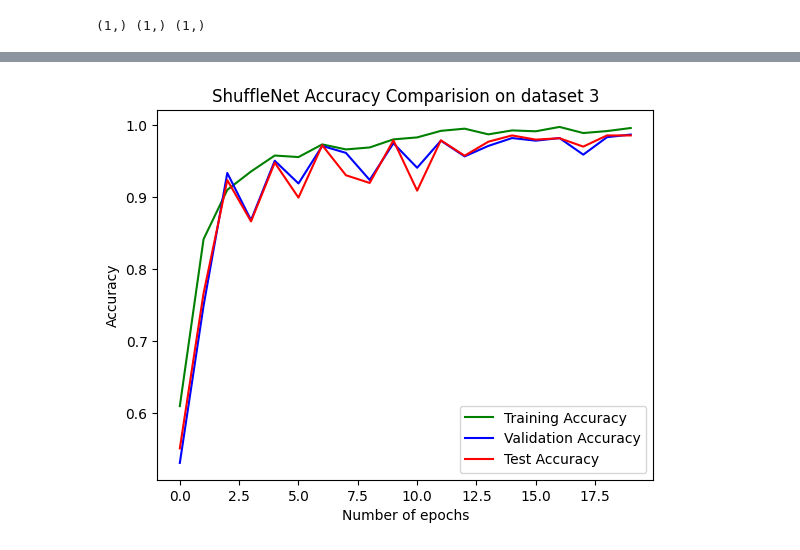
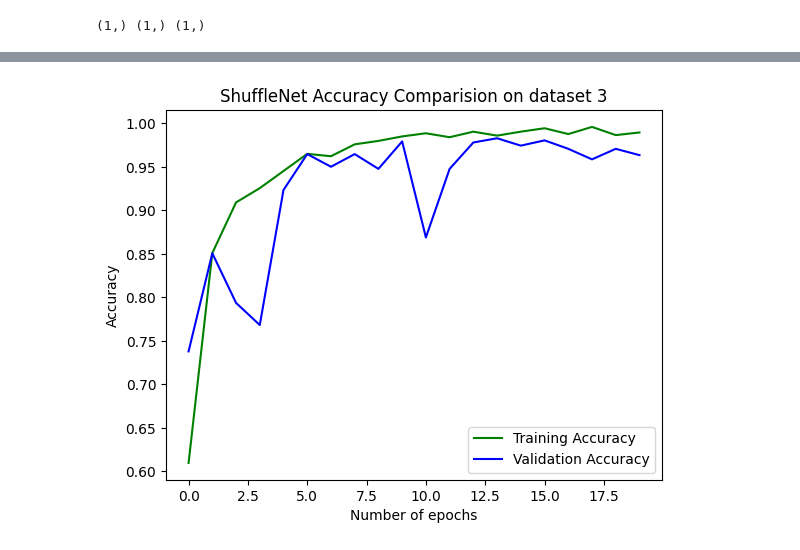
Before and after one commit to lakshyakalia/COMP6721-GroupE, a Jupyter notebook: Shufflenet_dataset_three.ipynb, the cells around one changed output, grey strips where cells are left out. Saved outputs shown, nothing was run; the diff lists cells and outputs as text; code cells hidden in the pictures.

```diff
--- a/Shufflenet_dataset_three.ipynb
+++ b/Shufflenet_dataset_three.ipynb
@@ -167,3 +167,5 @@ epochs_list
 [0, 1, 2, 3, 4, 5, 6, 7, 8, 9, 10, 11, 12, 13, 14, 15, 16, 17, 18, 19]
 # %%
 import numpy as np
+# %%
+device=torch.device('cuda' if torch.cuda.is_available() else 'cpu')
@@ -177,6 +185,8 @@ for epoch in range(NUM_EPOCHS):
     accumulated_loss=0
     model.train()
     for images, labels in train_loader:
+        images=images.to(device)
+        labels=labels.to(device)
         # batch+=1
         # Forward pass
         outputs = model(images)
@@ -192,7 +202,7 @@ for epoch in range(NUM_EPOCHS):
         _, predicted = torch.max(outputs, 1)
         total += labels.size(0)
         correct += (predicted == labels).sum().item()
-        accumulated_loss+=loss.detach().numpy().astype(np.float64)
+        accumulated_loss+=loss.cpu().detach().numpy().astype(np.float64)
         # print(accumulated_loss)
         # print(type(accumulated_loss))
         # if (batch%200==0):
@@ -215,38 +225,20 @@ for epoch in range(NUM_EPOCHS):
     model.eval()
     with torch.inference_mode():
       for images, labels in validation_loader:
+        images=images.to(device)
+        labels=labels.to(device)
         outputs = model(images)
         loss=criterion(outputs,labels)
         _, predicted = torch.max(outputs.data, 1)
         total += labels.size(0)
         correct += (predicted == labels).sum().item()
-        accumulated_loss+=loss.detach().numpy().astype(np.float64)
+        accumulated_loss+=loss.cpu().detach().numpy().astype(np.float64)
 
       validation_loss_list.append(accumulated_loss/len(validation_loader))
       validation_accuracy=correct/total
       print(f'EPOCH{epoch}.......')
       print('Accuracy on validation set: {}%'.format(100 * validation_accuracy))
       validation_accuracy_list.append(validation_accuracy)
-
-    correct = 0
-    total = 0
-    accumulated_loss=0
-    #Testing
-    model.eval()
-    with torch.inference_mode():
-      for images, labels in test_loader:
-        outputs = model(images)
-        loss=criterion(outputs,labels)
-        _, predicted = torch.max(outputs.data, 1)
-        total += labels.size(0)
-        correct += (predicted == labels).sum().item()
-        accumulated_loss+=loss.detach().numpy().astype(np.float64)
-      test_loss_list.append(accumulated_loss/len(test_loader))
-      test_accuracy=correct/total
-      print(f'EPOCH{epoch}...................')
-      print('Accuracy on test set: {}%'.format(100 * test_accuracy))
-      test_accuracy_list.append(test_accuracy)
-
 
 print('training finished....')
 from pathlib import Path
@@ -321,19 +418,18 @@ plt.show()
 # %%
 import matplotlib.pyplot as plt
 from google.colab import files
 fig,ax=plt.subplots()
 ax.plot(epochs_list,training_accuracy_list,'g',label='Training Accuracy')
 ax.plot(epochs_list,validation_accuracy_list,'b',label='Validation Accuracy')
-ax.plot(epochs_list,test_accuracy_list,'r',label='Test Accuracy')
 ax.plot()
 ax.set_title('ShuffleNet Accuracy Comparision on dataset 3')
 ax.set_xlabel('Number of epochs')
 ax.set_ylabel('Accuracy')
 ax.legend()
 plt.savefig('Dataset3_ShuffleNet_Accuracy3.png')
 files.download('Dataset3_ShuffleNet_Accuracy3.png')
 plt.show()
 # %% [output]
 [interactive output not drawn]
 [interactive output not drawn]
-[figure, old version]
+[figure, new version]
```
Also changed, not shown: parts of 22 cells of this notebook.
